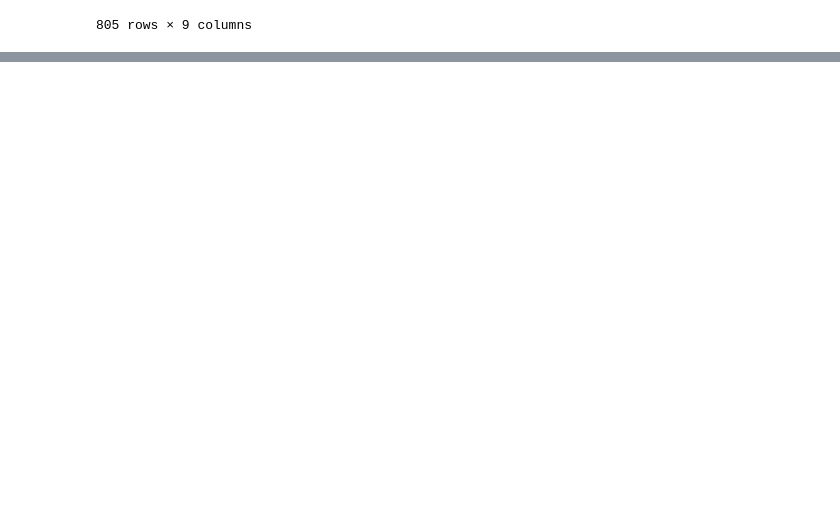
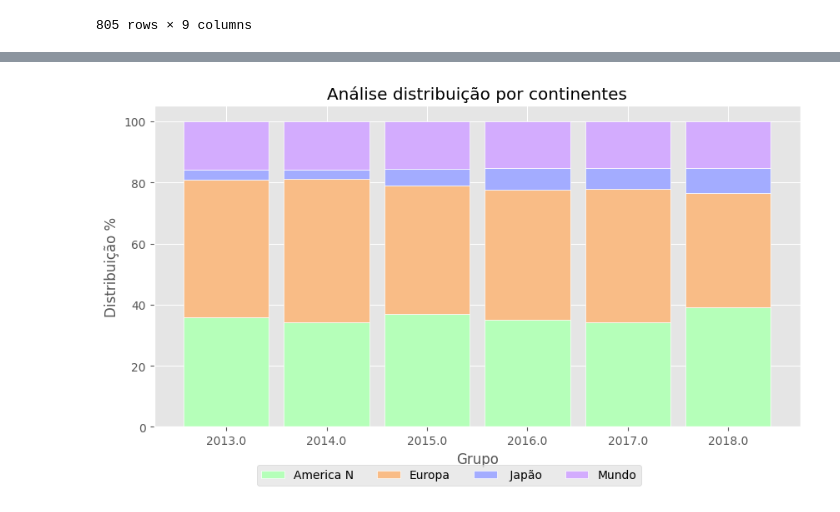
Before and after one commit to 21seya/Analise_dados_conceitos, a Jupyter notebook: projeto04_mercado_games.ipynb, the cells around one changed output, grey strips where cells are left out. Drawn from its saved outputs; the diff is of its cells as text; code cells hidden in the pictures; blank space fills up the shorter version.

```diff
--- a/projeto04_mercado_games.ipynb
+++ b/projeto04_mercado_games.ipynb
@@ -190,0 +187,10 @@ ZeroDivisionError: float division by zero
+# %%
+Analise = arq_games.groupby( by=['Year'] ).sum().reset_index()
+
+# analisando a proporção dos 100% de cada continemente comparado ao Total
+America = [ America / Total * 100 for America, Total in zip( Analise['North America'], Analise['Global'] ) ]
+Europa = [ Europa / Total * 100 for Europa, Total in zip( Analise['Europe'], Analise['Global'] ) ]
+Japao = [ Japao / Total * 100 for Japao, Total in zip( Analise['Japan'], Analise['Global'] ) ]
+Mundo = [ Mundo / Total * 100 for Mundo, Total in zip( Analise['Rest of World'], Analise['Global'] ) ]
+
+America, Europa, Japao, Mundo
@@ -190,0 +215,33 @@ ZeroDivisionError: float division by zero
+# %%
+# Tamanho
+plt.figure( figsize=(10, 5) )
+
+# LArgura barra no gráfico
+Largura_Barra = 0.85
+Rotulos = Analise['Year']
+Grupos = [0, 1, 2, 3, 4, 5]
+
+# titulo
+plt.title('Análise distribuição por continentes')
+
+# Plot da America
+plt.bar( Grupos, America, width=Largura_Barra, color='#b5ffb9', edgecolor='white' )
+
+# Plot da Europa
+plt.bar( Grupos, Europa, bottom=America, width=Largura_Barra, color='#f9bc86', edgecolor='white' )
+
+# Plot do Japao
+plt.bar( Grupos, Japao, bottom=[ A + B for A, B in zip(America, Europa) ], width=Largura_Barra, color='#a3acff', edgecolor='white' )
+
+# Plot do Resto do mundo
+plt.bar( Grupos, Mundo, bottom=[ A + B + C for A, B, C in zip(America, Europa, Japao) ], width=Largura_Barra, color='#d3acfe', edgecolor='white' )
+
+# Labels
+plt.xticks( Grupos, Rotulos )
+plt.xlabel('Grupo')
+plt.ylabel('Distribuição %')
+
+# Legenda
+plt.legend( ['America N', 'Europa',' Japão', 'Mundo'], loc='upper left', bbox_to_anchor=(0.15, -0.1), ncol=4 );
+# %% [output]
+[figure, added]
```
Also changed, not shown: parts of 4 cells of this notebook.
